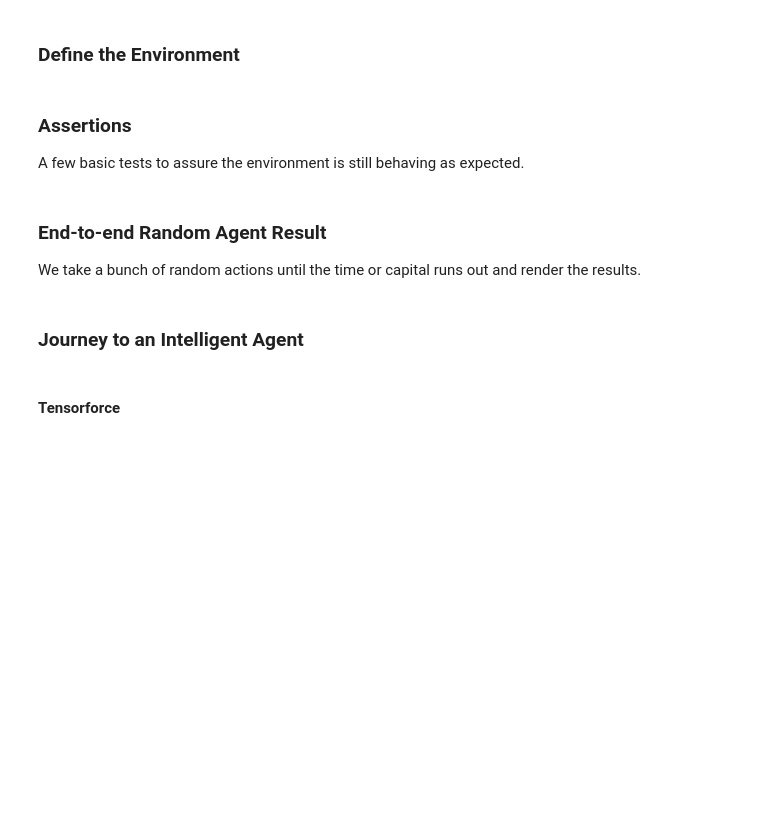
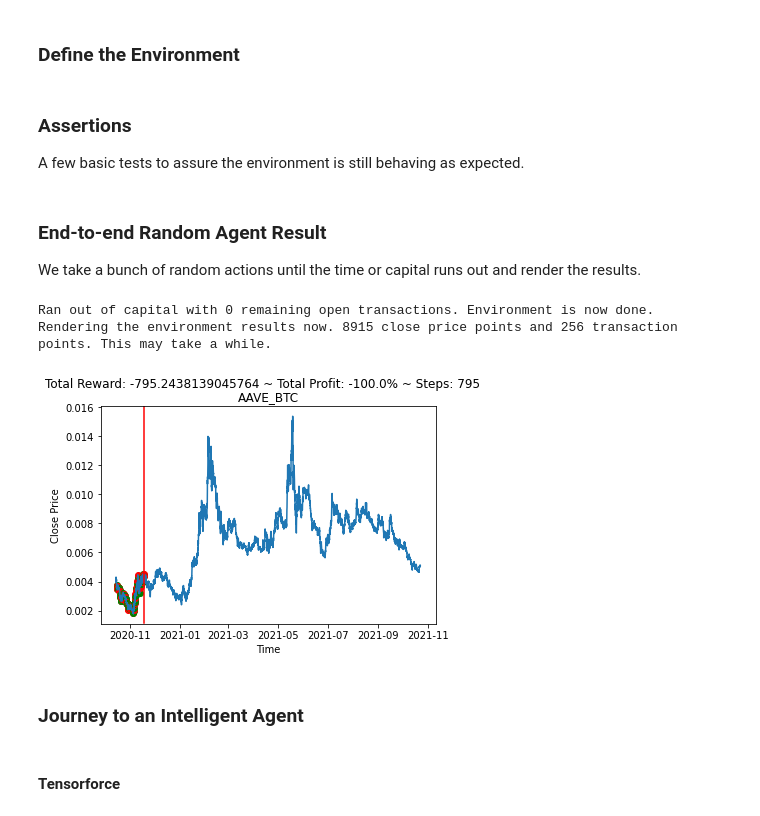
Before and after one commit to faGH/fa.intelligence.notebooks, a Jupyter notebook: labs/market_trading/crypto_trading_environment.old.ipynb, the cells around one changed output. Cells and saved outputs as stored; diff of their text form; code cells hidden in the pictures; blank space fills up the shorter version.

```diff
--- a/labs/market_trading/crypto_trading_environment.old.ipynb
+++ b/labs/market_trading/crypto_trading_environment.old.ipynb
@@ -30,7 +30,7 @@ from tensorforce import Agent, Environment
 ### Import Data
 We use the lab we worked on before for market_trading > parse_market_data to get the latest market information from FrostAura Plutus.
 # %%
-model_file_path = 'C:/dev/P/fa.intelligence.notebooks/labs/market_trading/data/featurized_market_data.p'#'./data/featurized_market_data.p'
+model_file_path = './data/featurized_market_data.p'
 
 with open(model_file_path, 'rb') as fp:
     featurized_market_data = pickle.load(fp)
@@ -150,6 +150,9 @@ class CryptoTradingEnv(gym.Env):
                 }, ignore_index=True)
                 # Adjust base pair balance.
                 self.balance -= stake_amount
+
+                # Reward for taking an action.
+                penalty_for_invalid_transaction += 1
             else:
                 # If a buy is attempted but there are no more allowed transactions, penalize the action. # TODO: Experiment with this. Lower the penalty. Take it away. Etc.
                 penalty_for_invalid_transaction =- 1
@@ -173,6 +176,9 @@ class CryptoTradingEnv(gym.Env):
                         TransactionsColumns.Quantity.value: quantity,
                         TransactionsColumns.IsBuy.value: False
                     }, ignore_index=True)
+
+                # Reward for taking an action.
+                penalty_for_invalid_transaction += 1
             else:
                 # If a sell is attempted but there are no open transactions, penalize the action.
                 penalty_for_invalid_transaction =- 1
@@ -327,17 +333,21 @@ assert env.reset().shape == env.observation_space.shape, f'The observation_space
 ### End-to-end Random Agent Result
 We take a bunch of random actions until the time or capital runs out and render the results.
 # %%
-env = CryptoTradingEnv(pair_data, pair_name, max_stake_count=1, memory_window_size=2)
+env = CryptoTradingEnv(pair_data, pair_name, max_stake_count=1, memory_window_size=24)
 observation = env.reset()
 done = False
 step = 0
 
 while not done:
     step += 1
     action = env.action_space.sample()
     observation, reward, done, info = env.step(action)
 
 env.render()
+# %% [output]
+Ran out of capital with 0 remaining open transactions. Environment is now done.
+Rendering the environment results now. 8915 close price points and 256 transaction points. This may take a while.
+[figure, added]
 # %% [markdown]
 ### Journey to an Intelligent Agent
 # %% [markdown]
```
Also changed, not shown: parts of 7 cells of this notebook, 1 other file.
